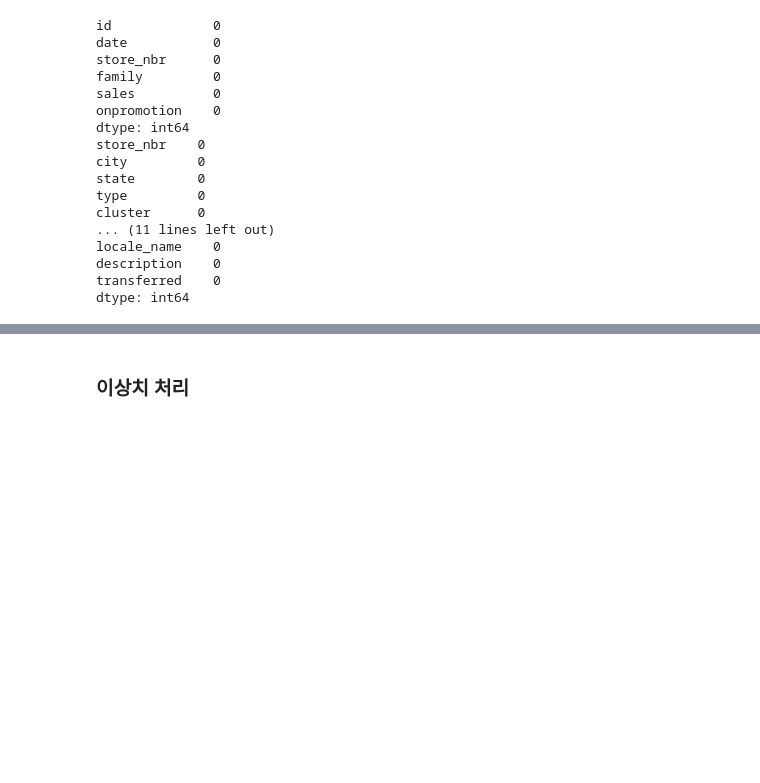
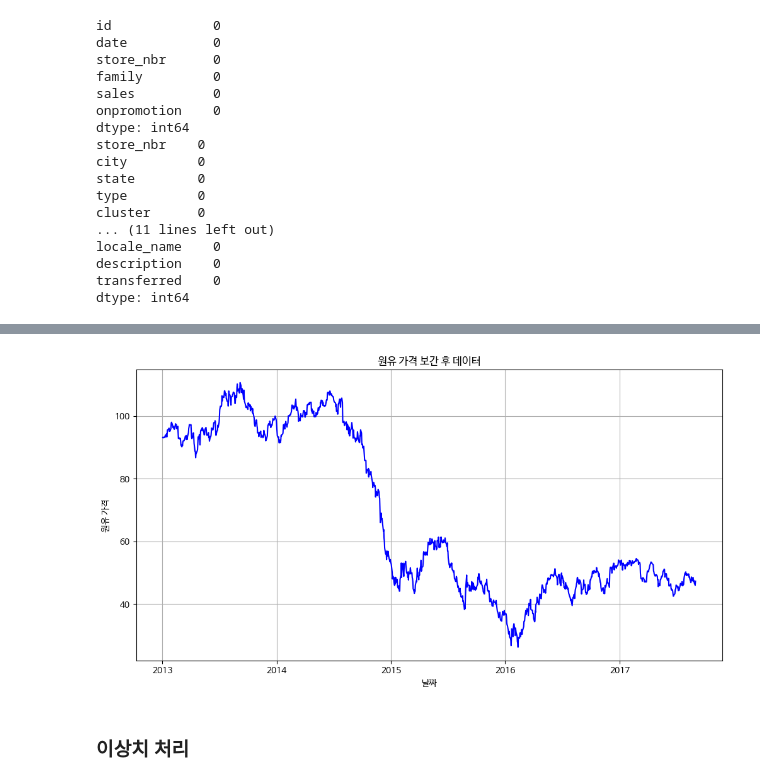
Before and after one commit to StellaCho-Study/Data-Analysis-with-Open-Source, a Jupyter notebook: 오픈소스_데이터_분석_7강.ipynb, the cells around one changed output, grey strips where cells are left out. Cells and saved outputs as stored; diff of their text form; code cells hidden in the pictures; blank space fills up the shorter version.

```diff
--- a/오픈소스_데이터_분석_7강.ipynb
+++ b/오픈소스_데이터_분석_7강.ipynb
@@ -513,16 +462,19 @@ WARNING:matplotlib.font_manager:findfont: Font family 'NanumBarunGothic' not fou
 # %%
 oil_cleaned = oil.copy()
 
 ### 선형 보간법 적용한 원유 가격 데이터
+oil_cleaned['dcoilwtico'] = oil_cleaned['dcoilwtico'].interpolate(method='linear')
 
-
+## (참고) 교재 6장 그래프 설정하기
 plt.figure(figsize=(12, 6))
 plt.plot(oil_cleaned['date'], oil_cleaned['dcoilwtico'], 'b-')
 plt.title("원유 가격 보간 후 데이터")
 plt.xlabel("날짜")
 plt.ylabel("원유 가격")
 plt.grid(True)
 plt.show()
+# %% [output]
+[figure, added]
 # %% [markdown]
 ### 이상치 처리
 # %%
```
Also changed, not shown: parts of 9 cells of this notebook.
